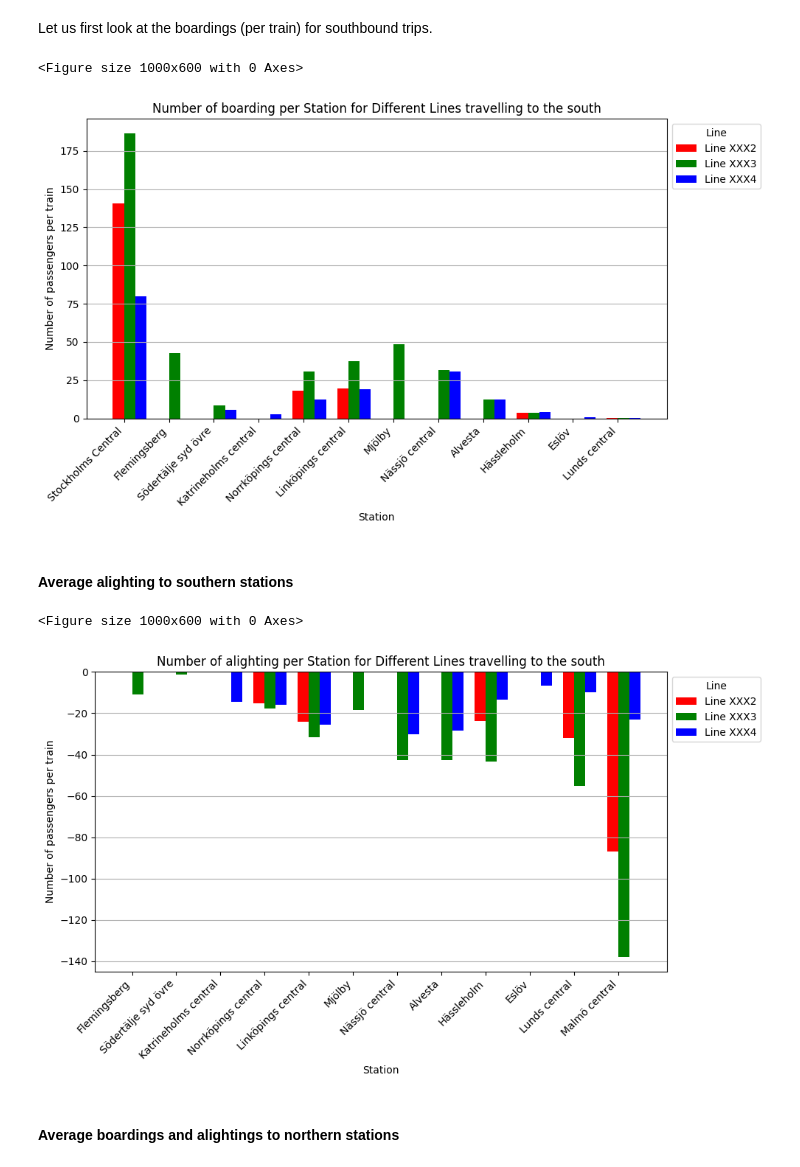
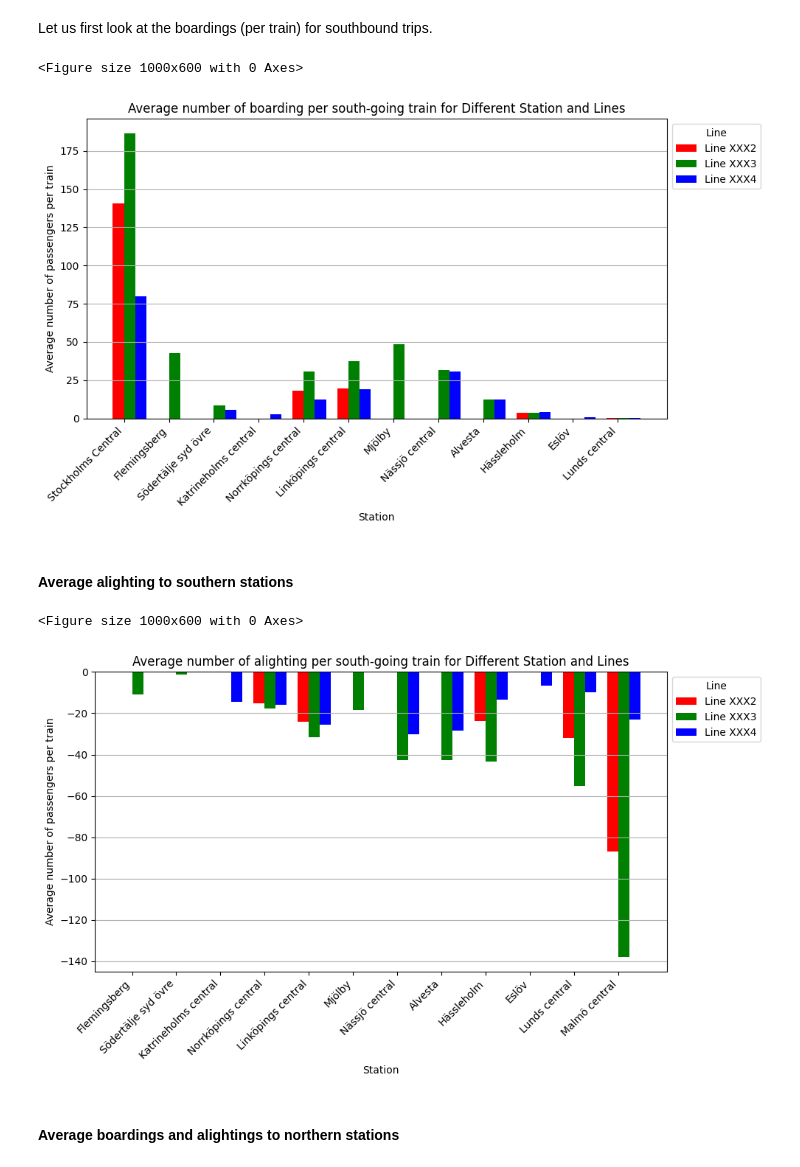
Before and after one commit to abdeaitali/priopunkt, a Jupyter notebook: pass_simple_data_viz.ipynb, the cells around one changed output. Cells and saved outputs as stored; diff of their text form; code cells hidden in the pictures.

```diff
--- a/pass_simple_data_viz.ipynb
+++ b/pass_simple_data_viz.ipynb
@@ -9,7 +9,7 @@ This is a simple version of the analysis using basic data, a more advanced versi
 import pandas as pd
 
 # read excel file
-filename = "passenger_data_2018_södrastambanan.xlsx"
+filename = "Sampers_snabbtåg_indata_2018_södrastambanan.xlsx"
 
 # read by default 1st sheet of an excel file
 df = pd.read_excel(filename)
@@ -256,36 +260,36 @@ def plot_avg_ridership(df_avg, direction, ridership):
     colors = ['red', 'green', 'blue']
     # Plotting
     plt.figure(figsize=(10, 6))
 
     # Set the width of the bars
     width = 0.25
 
     # Define colors for each line
     colors = ['red', 'green', 'blue']
 
     # Calculate the positions for the group of bars
     bar_positions = np.arange(len(df_avg.index))
 
     # Plot the sum of boardings for each station as separate bars above the x-axis
     is_boarding = +1
     if(ridership != "boarding"):
         is_boarding = -1
     for i, line in enumerate(df_avg.columns):
         plt.bar(bar_positions + i * width, is_boarding*df_avg.loc[df_avg.index, line], width=width, color=colors[i], label=f'Line {line}')
 
-    plt.title(f'Number of {ridership} per Station for Different Lines travelling to the {direction}')
+    plt.title(f'Average number of {ridership} per {direction}-going train for Different Station and Lines')
     plt.xlabel('Station')
-    plt.ylabel('Number of passengers per train')
+    plt.ylabel('Average number of passengers per train')
     plt.xticks(bar_positions + width / 2, df_avg.index, rotation=45, ha='right')
     plt.legend(title='Line', loc='upper left', bbox_to_anchor=(1, 1))
     plt.grid(axis='y')
     plt.tight_layout()
     plt.show()
 
 plot_avg_ridership(df_south_boarding_sorted_avg, direction="south", ridership="boarding")
 # %% [output]
 <Figure size 1000x600 with 0 Axes>
-[figure, old version]
+[figure, new version]
 # %% [markdown]
 #### Average alighting to southern stations
 # %%
@@ -297,7 +301,7 @@ df_south_alighting_sorted_avg = get_avg_ridership(df_direction_south, is_south=T
 plot_avg_ridership(df_south_alighting_sorted_avg, direction="south", ridership="alighting")
 # %% [output]
 <Figure size 1000x600 with 0 Axes>
-[figure, old version]
+[figure, new version]
 # %% [markdown]
 #### Average boardings and alightings to northern stations
 # %% [markdown]
```
Also changed, not shown: parts of 11 cells of this notebook.
